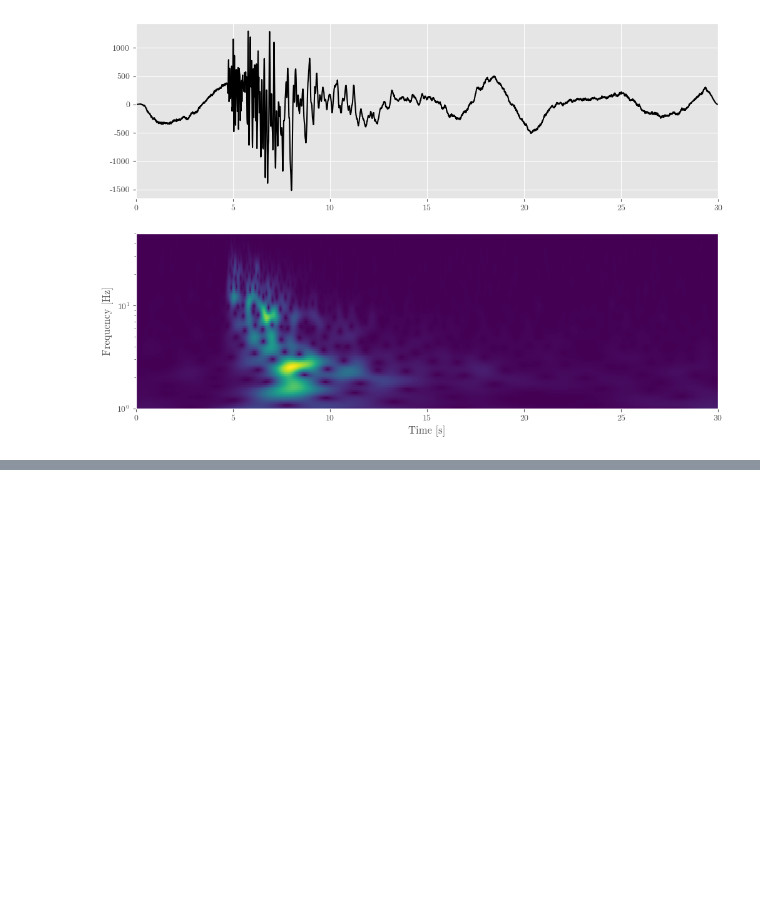
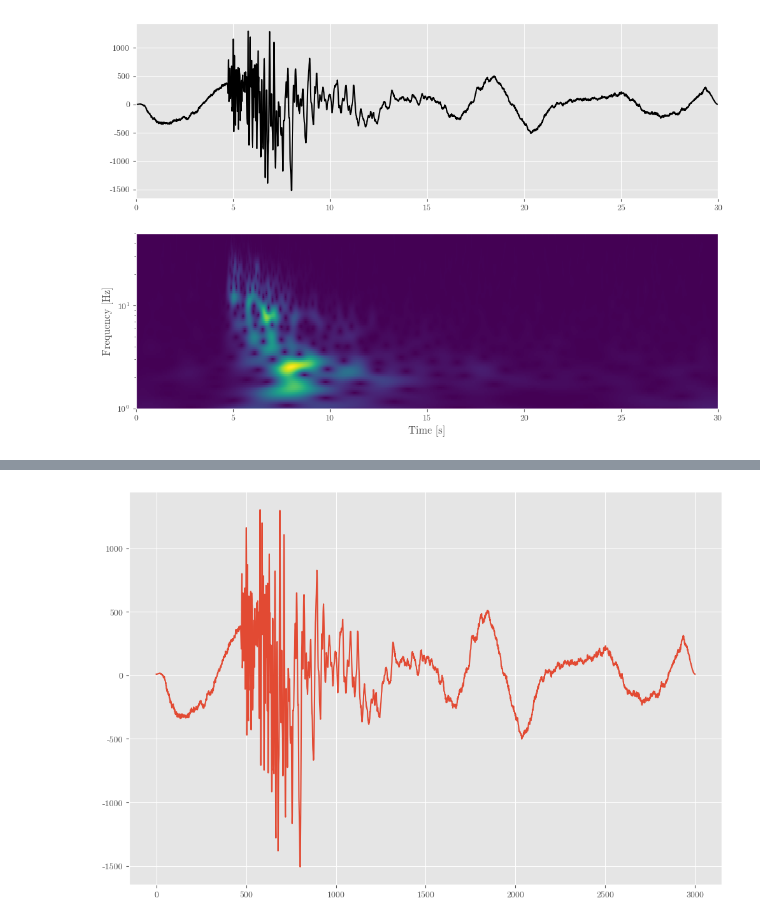
Before and after one commit to sssfeather/exerc, a Jupyter notebook: ipynb/ex_07_waveform_transform.ipynb, the cells around one changed output, grey strips where cells are left out. Cells and saved outputs as stored; diff of their text form; code cells hidden in the pictures; blank space fills up the shorter version.

```diff
--- a/ipynb/ex_07_waveform_transform.ipynb
+++ b/ipynb/ex_07_waveform_transform.ipynb
@@ -178,0 +230,18 @@ plt.show()
+# %%
+ # 复倒谱重构波形
+def wrap(phase, ndelay):
+    ndelay = np.array(ndelay)
+    samples = phase.shape[-1]
+    center = (samples+1)//2
+    wrapped = phase + np.pi * ndelay[..., None] * np.arange(samples) / center
+
+    return wrapped
+
+log_spectrum = np.fft.fft(ceps)
+spectrum = np.exp(log_spectrum.real + 1j * wrap(log_spectrum.imag, ndelay))
+x = np.fft.ifft(spectrum).real
+
+plt.plot(x)
+plt.show()
+# %% [output]
+[figure, added]
```
Also changed, not shown: parts of 4 cells of this notebook.
